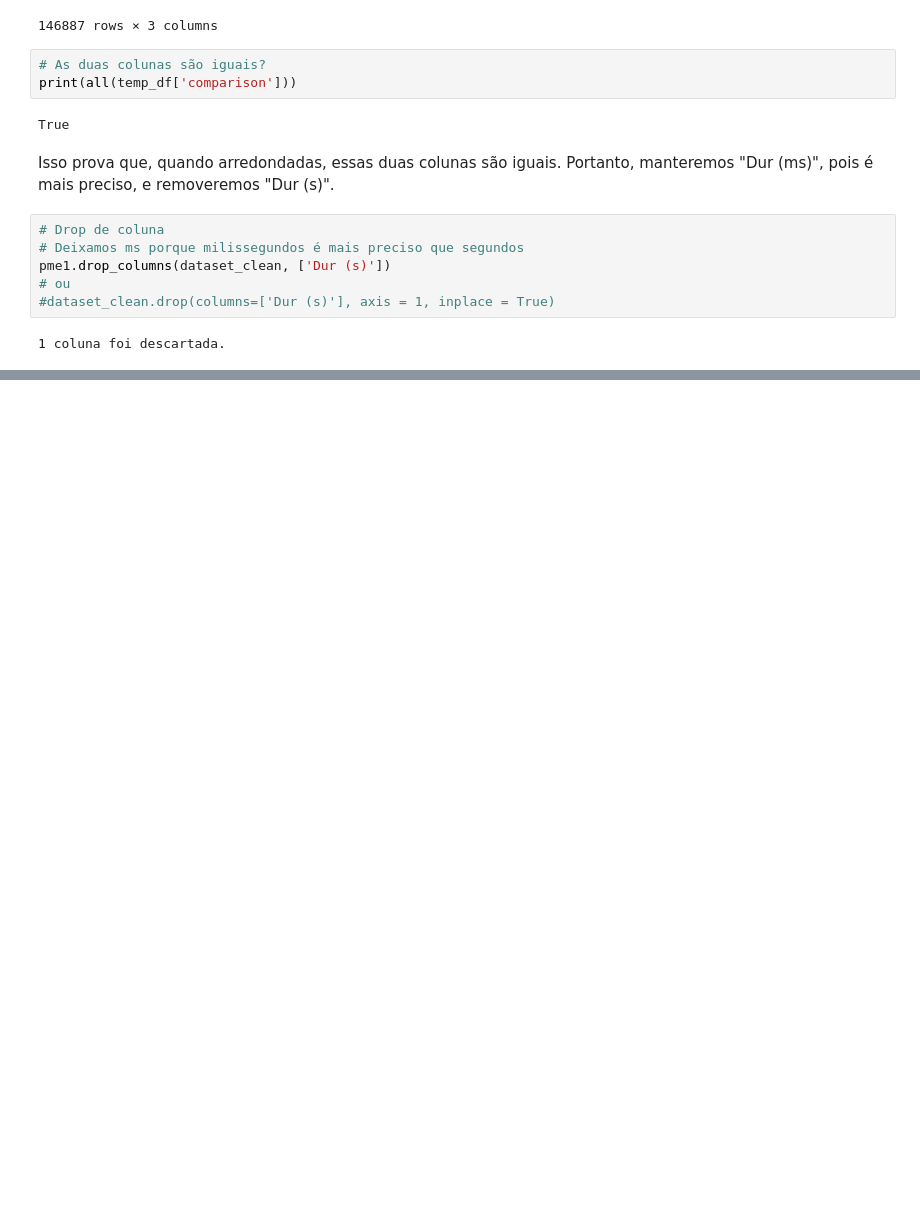
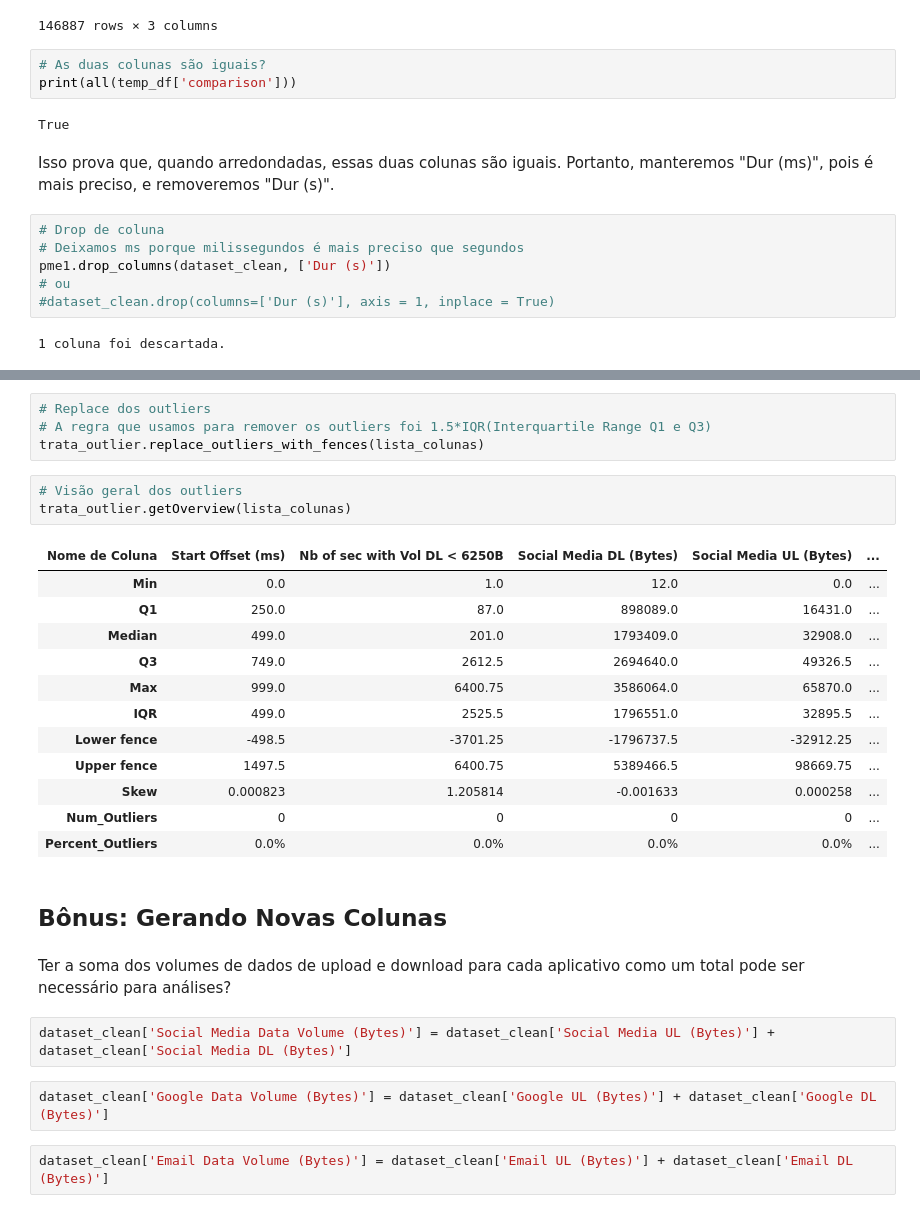
Before and after one commit to ramos-iza/DataScienceAcademy, a Jupyter notebook: projeto3/projeto3.ipynb, the cells around one changed output, grey strips where cells are left out. Saved outputs shown, nothing was run; the diff lists cells and outputs as text; blank space fills up the shorter version.

```diff
--- a/projeto3/projeto3.ipynb
+++ b/projeto3/projeto3.ipynb
@@ -645,0 +690,30 @@ pme1.drop_columns(dataset_clean, ['Dur (s)'])
+# %%
+# Replace dos outliers
+# A regra que usamos para remover os outliers foi 1.5*IQR(Interquartile Range Q1 e Q3)
+trata_outlier.replace_outliers_with_fences(lista_colunas)
+# %%
+# Visão geral dos outliers
+trata_outlier.getOverview(lista_colunas)
+# %% [output]
+| Nome de Coluna | Start Offset (ms) | Nb of sec with Vol DL < 6250B | Social Media DL (Bytes) | Social Media UL (Bytes) | ... |
+| Min | 0.0 | 1.0 | 12.0 | 0.0 | ... |
+| Q1 | 250.0 | 87.0 | 898089.0 | 16431.0 | ... |
+| Median | 499.0 | 201.0 | 1793409.0 | 32908.0 | ... |
+| Q3 | 749.0 | 2612.5 | 2694640.0 | 49326.5 | ... |
+| Max | 999.0 | 6400.75 | 3586064.0 | 65870.0 | ... |
+| IQR | 499.0 | 2525.5 | 1796551.0 | 32895.5 | ... |
+| Lower fence | -498.5 | -3701.25 | -1796737.5 | -32912.25 | ... |
+| Upper fence | 1497.5 | 6400.75 | 5389466.5 | 98669.75 | ... |
+| Skew | 0.000823 | 1.205814 | -0.001633 | 0.000258 | ... |
+| Num_Outliers | 0 | 0 | 0 | 0 | ... |
+| Percent_Outliers | 0.0% | 0.0% | 0.0% | 0.0% | ... |
+# %% [markdown]
+## Bônus: Gerando Novas Colunas
+# %% [markdown]
+Ter a soma dos volumes de dados de upload e download para cada aplicativo como um total pode ser necessário para análises?
+# %%
+dataset_clean['Social Media Data Volume (Bytes)'] = dataset_clean['Social Media UL (Bytes)'] + dataset_clean['Social Media DL (Bytes)']
+# %%
+dataset_clean['Google Data Volume (Bytes)'] = dataset_clean['Google UL (Bytes)'] + dataset_clean['Google DL (Bytes)']
+# %%
+dataset_clean['Email Data Volume (Bytes)'] = dataset_clean['Email UL (Bytes)'] + dataset_clean['Email DL (Bytes)']
```
Also changed, not shown: parts of 14 cells of this notebook, 2 other files.
